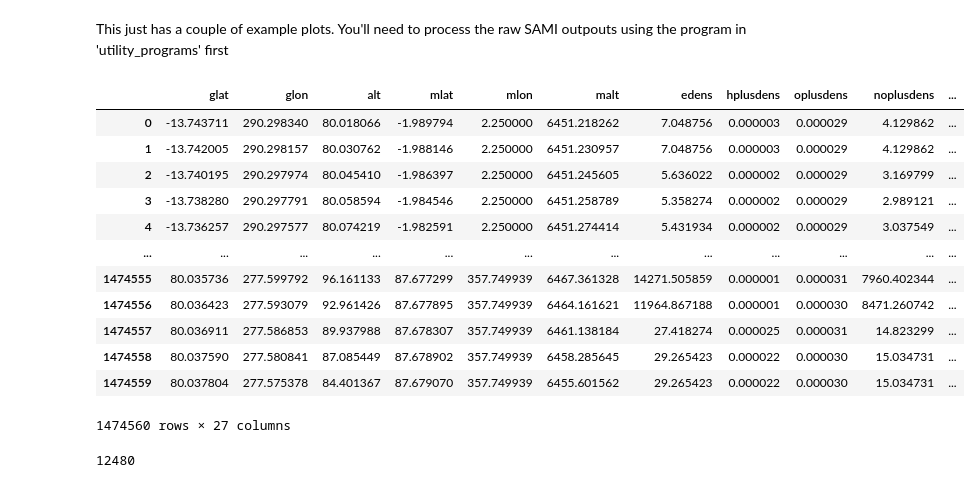
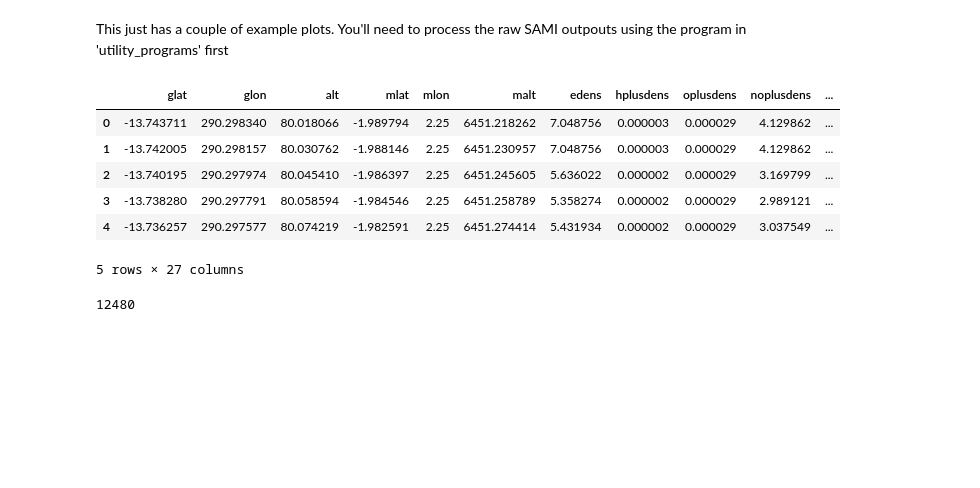
Before and after one commit to abukowski21/SAMI3-GITM-python, a Jupyter notebook: Untitled.ipynb, the cells around one changed output. Cells and saved outputs as stored; diff of their text form; code cells hidden in the pictures; blank space fills up the shorter version.

```diff
--- a/Untitled.ipynb
+++ b/Untitled.ipynb
@@ -8,21 +7,15 @@ import datetime
 # %%
 df = pd.read_hdf("/home/axb170054/scratch/GITM-testing/test_folders/step_function_driving/SAMI3-stretch/processed_files/2011-05-21_05-39-57.600000.h5")
 # %%
-df
+df.head()
 # %% [output]
 |  | glat | glon | alt | mlat | mlon | malt | edens | hplusdens | oplusdens | noplusdens | ... |
-| 0 | -13.743711 | 290.298340 | 80.018066 | -1.989794 | 2.250000 | 6451.218262 | 7.048756 | 0.000003 | 0.000029 | 4.129862 | ... |
-| 1 | -13.742005 | 290.298157 | 80.030762 | -1.988146 | 2.250000 | 6451.230957 | 7.048756 | 0.000003 | 0.000029 | 4.129862 | ... |
-| 2 | -13.740195 | 290.297974 | 80.045410 | -1.986397 | 2.250000 | 6451.245605 | 5.636022 | 0.000002 | 0.000029 | 3.169799 | ... |
-| 3 | -13.738280 | 290.297791 | 80.058594 | -1.984546 | 2.250000 | 6451.258789 | 5.358274 | 0.000002 | 0.000029 | 2.989121 | ... |
-| 4 | -13.736257 | 290.297577 | 80.074219 | -1.982591 | 2.250000 | 6451.274414 | 5.431934 | 0.000002 | 0.000029 | 3.037549 | ... |
-| ... | ... | ... | ... | ... | ... | ... | ... | ... | ... | ... | ... |
-| 1474555 | 80.035736 | 277.599792 | 96.161133 | 87.677299 | 357.749939 | 6467.361328 | 14271.505859 | 0.000001 | 0.000031 | 7960.402344 | ... |
-| 1474556 | 80.036423 | 277.593079 | 92.961426 | 87.677895 | 357.749939 | 6464.161621 | 11964.867188 | 0.000001 | 0.000030 | 8471.260742 | ... |
-| 1474557 | 80.036911 | 277.586853 | 89.937988 | 87.678307 | 357.749939 | 6461.138184 | 27.418274 | 0.000025 | 0.000031 | 14.823299 | ... |
-| 1474558 | 80.037590 | 277.580841 | 87.085449 | 87.678902 | 357.749939 | 6458.285645 | 29.265423 | 0.000022 | 0.000030 | 15.034731 | ... |
-| 1474559 | 80.037804 | 277.575378 | 84.401367 | 87.679070 | 357.749939 | 6455.601562 | 29.265423 | 0.000022 | 0.000030 | 15.034731 | ... |
+| 0 | -13.743711 | 290.298340 | 80.018066 | -1.989794 | 2.25 | 6451.218262 | 7.048756 | 0.000003 | 0.000029 | 4.129862 | ... |
+| 1 | -13.742005 | 290.298157 | 80.030762 | -1.988146 | 2.25 | 6451.230957 | 7.048756 | 0.000003 | 0.000029 | 4.129862 | ... |
+| 2 | -13.740195 | 290.297974 | 80.045410 | -1.986397 | 2.25 | 6451.245605 | 5.636022 | 0.000002 | 0.000029 | 3.169799 | ... |
+| 3 | -13.738280 | 290.297791 | 80.058594 | -1.984546 | 2.25 | 6451.258789 | 5.358274 | 0.000002 | 0.000029 | 2.989121 | ... |
+| 4 | -13.736257 | 290.297577 | 80.074219 | -1.982591 | 2.25 | 6451.274414 | 5.431934 | 0.000002 | 0.000029 | 3.037549 | ... |
-1474560 rows × 27 columns
+5 rows × 27 columns
 # %%
 mask = (df['alt'] > 440) & (df['alt'] < 460)
 # %%
```
Also changed, not shown: parts of 1 cell of this notebook.
